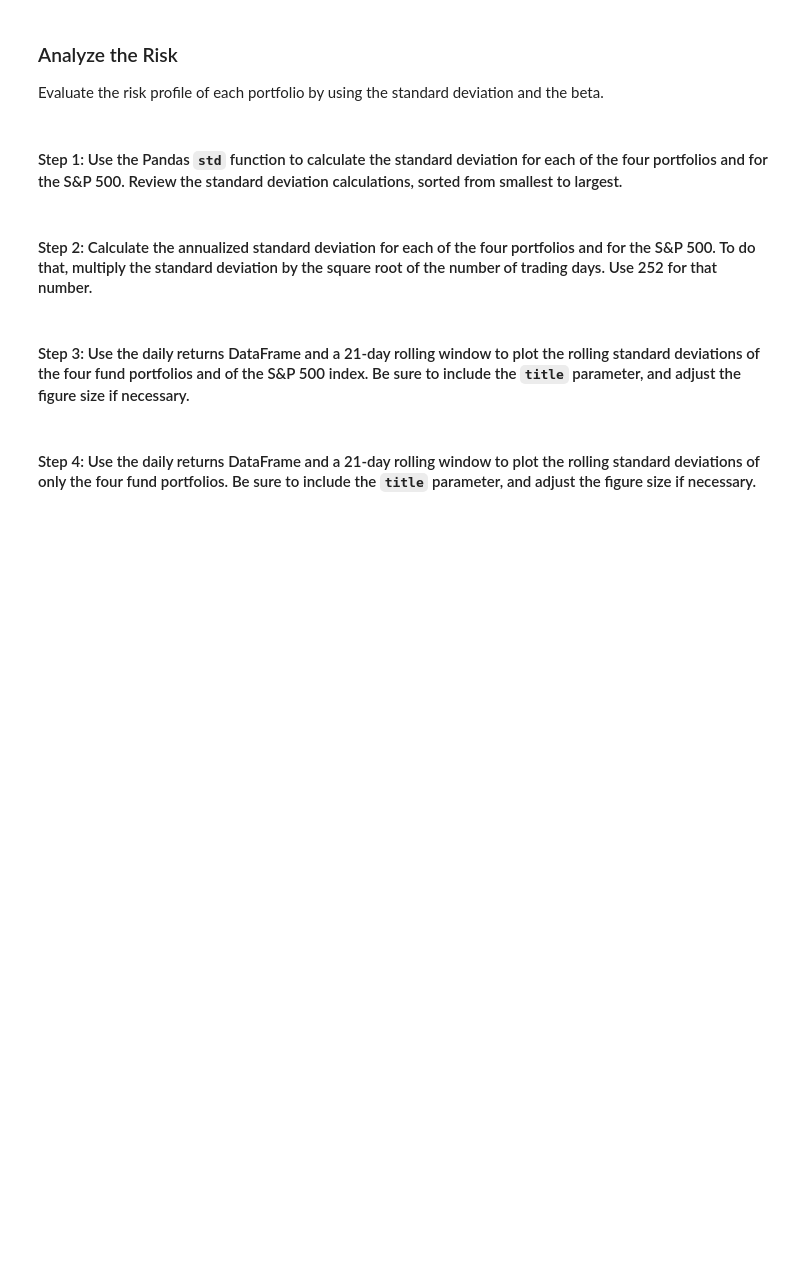
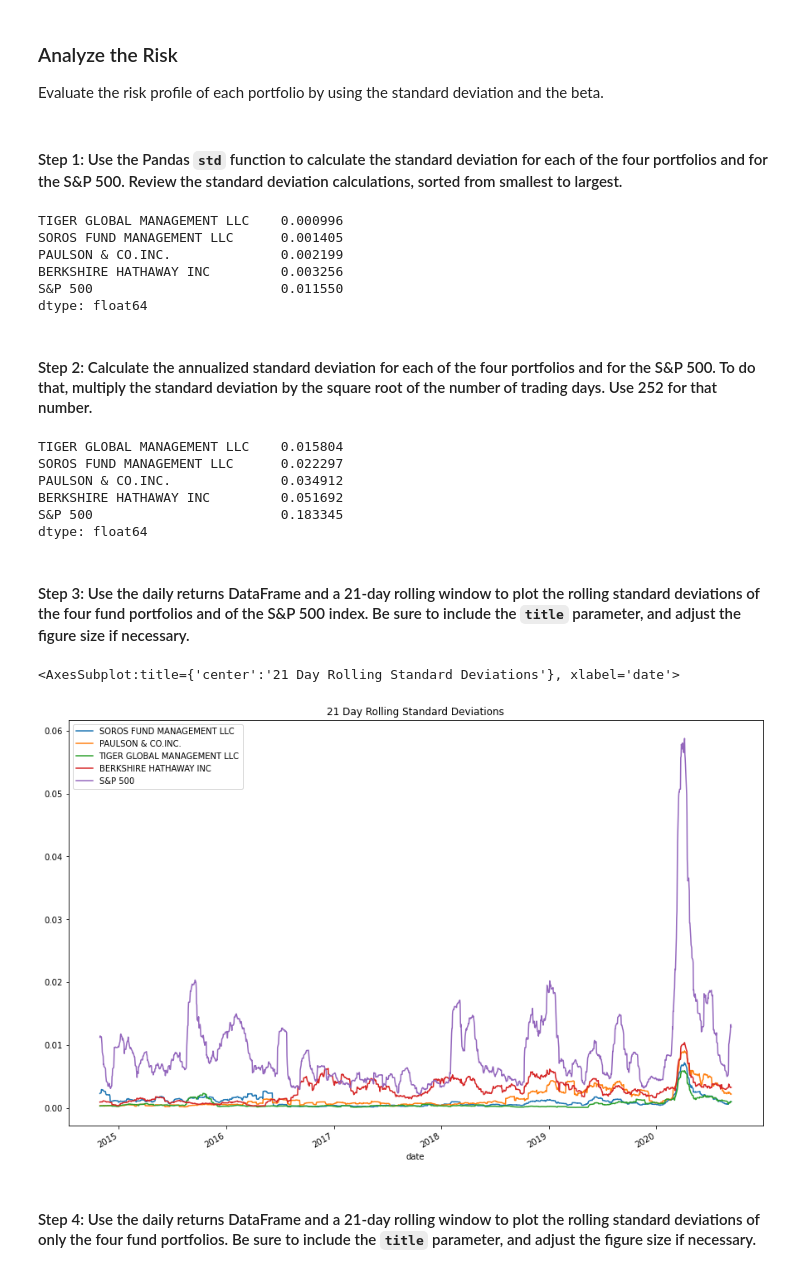
Before and after one commit to nmendelow/bootcamp_challenge_4, a Jupyter notebook: risk_return_analysis.ipynb, the cells around one changed output. Cells and saved outputs as stored; diff of their text form; code cells hidden in the pictures; blank space fills up the shorter version.

```diff
--- a/risk_return_analysis.ipynb
+++ b/risk_return_analysis.ipynb
@@ -231,20 +250,40 @@ Evaluate the risk profile of each portfolio by using the standard deviation and
 # %%
 # Calculate and sort the standard deviation for all 4 portfolios and the S&P 500
 # Review the standard deviations sorted smallest to largest
-# YOUR CODE HERE
+standard_deviations_df = daily_returns_df.std()
+
+standard_deviations_df.sort_values(ascending=True)
+# %% [output]
+TIGER GLOBAL MANAGEMENT LLC    0.000996
+SOROS FUND MANAGEMENT LLC      0.001405
+PAULSON & CO.INC.              0.002199
+BERKSHIRE HATHAWAY INC         0.003256
+S&P 500                        0.011550
+dtype: float64
 # %% [markdown]
 #### Step 2: Calculate the annualized standard deviation for each of the four portfolios and for the S&P 500. To do that, multiply the standard deviation by the square root of the number of trading days. Use 252 for that number.
 # %%
 # Calculate and sort the annualized standard deviation (252 trading days) of the 4 portfolios and the S&P 500
 # Review the annual standard deviations smallest to largest
-# YOUR CODE HERE
+annualized_standard_deviations_df = standard_deviations_df * np.sqrt(252)
+annualized_standard_deviations_df.sort_values(ascending=True)
+# %% [output]
+TIGER GLOBAL MANAGEMENT LLC    0.015804
+SOROS FUND MANAGEMENT LLC      0.022297
+PAULSON & CO.INC.              0.034912
+BERKSHIRE HATHAWAY INC         0.051692
+S&P 500                        0.183345
+dtype: float64
 # %% [markdown]
 #### Step 3: Use the daily returns DataFrame and a 21-day rolling window to plot the rolling standard deviations of the four fund portfolios and of the S&P 500 index. Be sure to include the `title` parameter, and adjust the figure size if necessary.
 # %%
 # Using the daily returns DataFrame and a 21-day rolling window,
 # plot the rolling standard deviation of the 4 portfolios and the S&P 500
 # Include a title parameter and adjust the figure size
-# YOUR CODE HERE
+daily_returns_df.rolling(window=21).std().plot(figsize = (15,10), title='21 Day Rolling Standard Deviations')
+# %% [output]
+<AxesSubplot:title={'center':'21 Day Rolling Standard Deviations'}, xlabel='date'>
+[figure, added]
 # %% [markdown]
 #### Step 4: Use the daily returns DataFrame and a 21-day rolling window to plot the rolling standard deviations of only the four fund portfolios. Be sure to include the `title` parameter, and adjust the figure size if necessary.
 # %%
```
Also changed, not shown: parts of 23 cells of this notebook.
